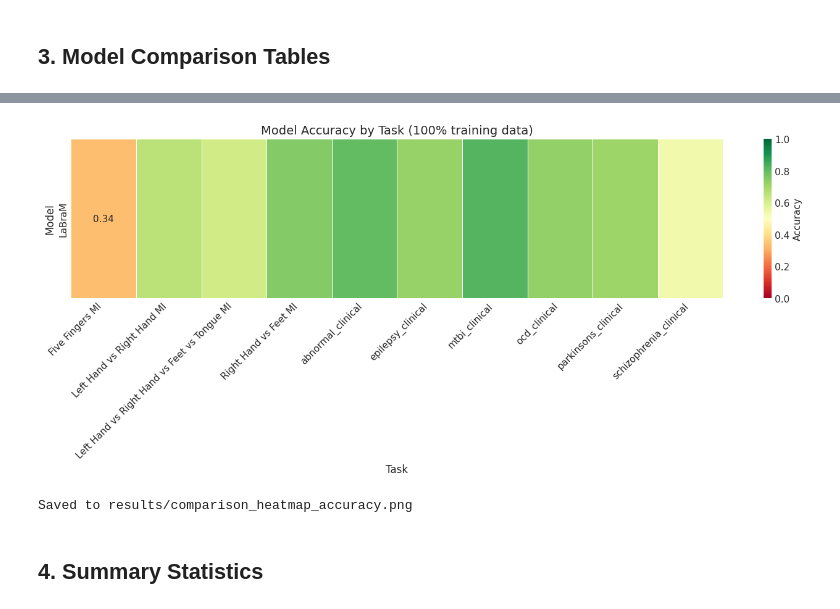
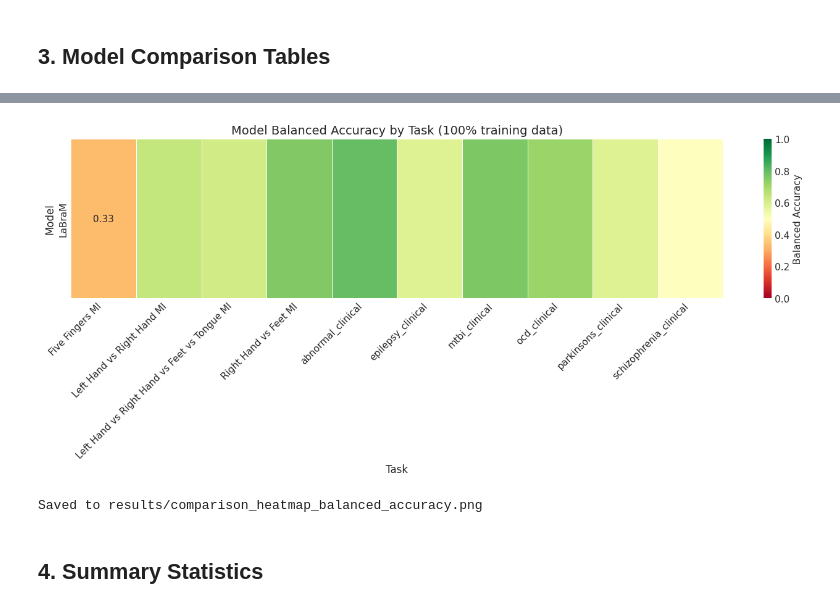
Before and after one commit to uddhavp22/EEG-Bench-vICMl, a Jupyter notebook: analyze_results.ipynb, the cells around one changed output, grey strips where cells are left out. Drawn from its saved outputs; the diff is of its cells as text; code cells hidden in the pictures.

```diff
--- a/analyze_results.ipynb
+++ b/analyze_results.ipynb
@@ -398,10 +398,10 @@ def plot_comparison_heatmap(df, percentage=1.0, metric="accuracy", figsize=(14,
 # %%
 # Plot heatmap
 if len(df) > 0:
-    plot_comparison_heatmap(df, percentage=1.0, metric="accuracy")
+    plot_comparison_heatmap(df, percentage=1.0, metric="balanced_accuracy")
 # %% [output]
-[figure, old version]
+[figure, new version]
-Saved to results/comparison_heatmap_accuracy.png
+Saved to results/comparison_heatmap_balanced_accuracy.png
 # %% [markdown]
 ## 4. Summary Statistics
 # %%
```
Also changed, not shown: parts of 5 cells of this notebook, 1 other file.
